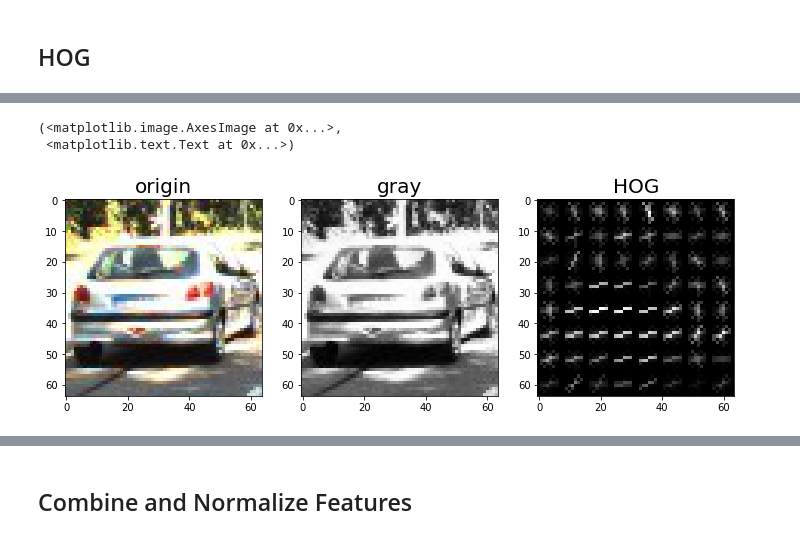
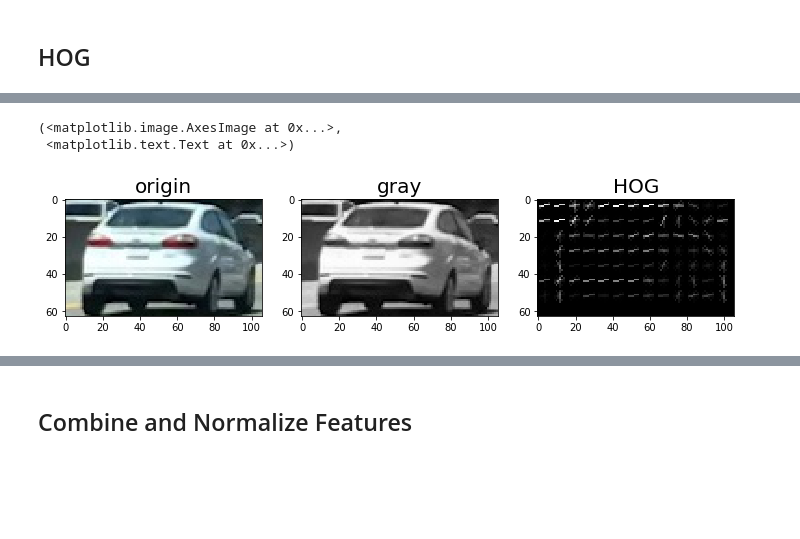
Before and after one commit to liferlisiqi/Vehicle-detection, a Jupyter notebook: Vehicle-Detection.ipynb, the cells around one changed output, grey strips where cells are left out. Cells and saved outputs as stored; diff of their text form; code cells hidden in the pictures; blank space fills up the shorter version.

```diff
--- a/Vehicle-Detection.ipynb
+++ b/Vehicle-Detection.ipynb
@@ -107,9 +118,12 @@ axs[2].bar(bin_centers, bhist[0]), axs[2].set_title('b', fontsize=20)
 # %% [markdown]
 ## Spatial Binning of Color
 # %%
+# ravel() transform multi array to single array
 def bin_spatial(img, size=(32,32)):
-    feature_vec = cv2.resize(img, size).ravel()
-    return feature_vec
+    color1 = cv2.resize(img[:,:,0], size).ravel()
+    color2 = cv2.resize(img[:,:,1], size).ravel()
+    color3 = cv2.resize(img[:,:,2], size).ravel()
+    return np.hstack((color1, color2, color3))
 
 img = mpimg.imread('test_images/cutout1.jpg')
 feature_vec = bin_spatial(img, size=(32,32))
@@ -155,23 +157,18 @@ y_start_stop = [None, None]
 def HOG_features(img, orient, pix_per_cell, cell_per_block, vis=False, feature_vec=True):
     if vis == True:
         features, hog_image = hog(img, orientations=orient, pixels_per_cell=(pix_per_cell, pix_per_cell),
-                                  cells_per_block=(cell_per_block, cell_per_block), transform_sqrt=True,
+                                  cells_per_block=(cell_per_block, cell_per_block), transform_sqrt=False,
                                   visualise=vis, feature_vector=feature_vec)
         return features, hog_image
     else:
         features = hog(img, orientations=orient, pixels_per_cell=(pix_per_cell, pix_per_cell),
-                                  cells_per_block=(cell_per_block, cell_per_block), transform_sqrt=True,
+                                  cells_per_block=(cell_per_block, cell_per_block), transform_sqrt=False,
                                   visualise=vis, feature_vector=feature_vec)
         return features
 
 
-ind = np.random.randint(0, len(cars))
-image = mpimg.imread(cars[ind])
+image = mpimg.imread('test_images/cutout1.jpg')
 gray = cv2.cvtColor(image, cv2.COLOR_RGB2GRAY)
-# HOG parameter
-orient = 9
-pix_per_cell = 8
-cell_per_block = 2
 features, hog_image = HOG_features(gray, orient, pix_per_cell, cell_per_block, vis=True, feature_vec=True)
 print(features.shape, features.dtype)
 
@@ -186,3 +183,3 @@ axs[2].imshow(hog_image, cmap='gray'), axs[2].set_title('HOG', fontsize=20)
 (<matplotlib.image.AxesImage at 0x...>,
  <matplotlib.text.Text at 0x...>)
-[figure, old version]
+[figure, new version]
```
Also changed, not shown: parts of 24 cells of this notebook, 6 other files.
